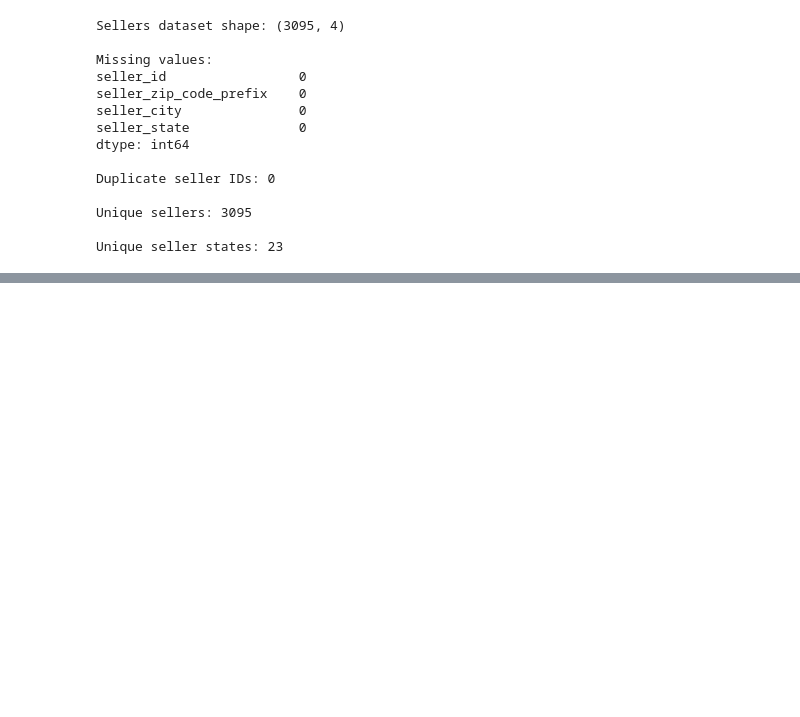
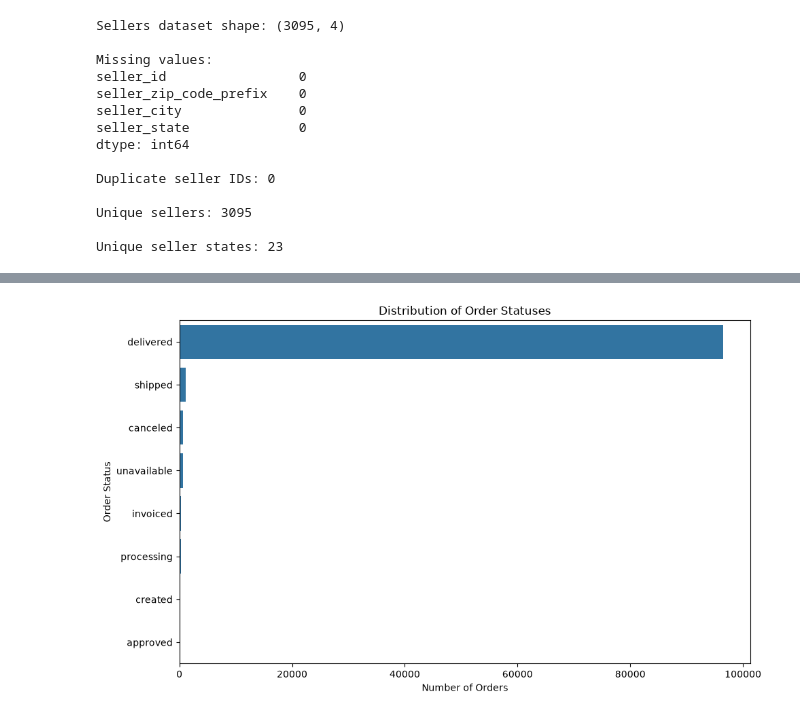
Before and after one commit to Gyrith/E-Commerce-Business-Analytics, a Jupyter notebook: E-Commerce Business Analytics.ipynb, the cells around one changed output, grey strips where cells are left out. Saved outputs shown, nothing was run; the diff lists cells and outputs as text; code cells hidden in the pictures; blank space fills up the shorter version.

Commit message:
EDA & Statistical analysis

```diff
--- a/E-Commerce Business Analytics.ipynb
+++ b/E-Commerce Business Analytics.ipynb
@@ -1451,0 +1558,11 @@ Unique seller states: 23
+# %%
+# merge review
+orders_analysis = orders_analysis.merge(order_review_summary,on='order_id',how='left')
+
+print("Shape:", orders_analysis.shape)
+print("Unique orders:", orders_analysis['order_id'].nunique())
+
+print("\nMissing review information:")
+print(orders_analysis[
+    ['average_review_score', 'review_count']
+].isnull().sum())
@@ -1451,0 +1603,15 @@ Unique seller states: 23
+# %%
+# customer info
+orders_analysis = orders_analysis.merge(customers_clean[
+        ['customer_id', 'customer_unique_id',
+         'customer_city', 'customer_state',
+         'customer_zip_code_prefix']
+    ],on='customer_id',how='left'
+)
+
+print("Shape:", orders_analysis.shape)
+print("Unique orders:", orders_analysis['order_id'].nunique())
+
+print("\nMissing customer information:")
+print(orders_analysis[['customer_unique_id', 'customer_city', 'customer_state']
+].isnull().sum())
@@ -1451,0 +1730,8 @@ Unique seller states: 23
+# %%
+# Order status distribution
+order_status_counts = (orders_analysis['order_status'].value_counts())
+
+print(order_status_counts)
+
+print("\nOrder status percentages:")
+print((order_status_counts / len(orders_analysis) * 100).round(2))
@@ -1451,0 +1756,12 @@ Unique seller states: 23
+# %%
+plt.figure(figsize=(10, 6))
+
+sns.countplot(data=orders_analysis,y='order_status',order=order_status_counts.index)
+
+plt.title('Distribution of Order Statuses')
+plt.xlabel('Number of Orders')
+plt.ylabel('Order Status')
+plt.tight_layout()
+plt.show()
+# %% [output]
+[figure, added]
```
Also changed, not shown: parts of 54 cells of this notebook.
